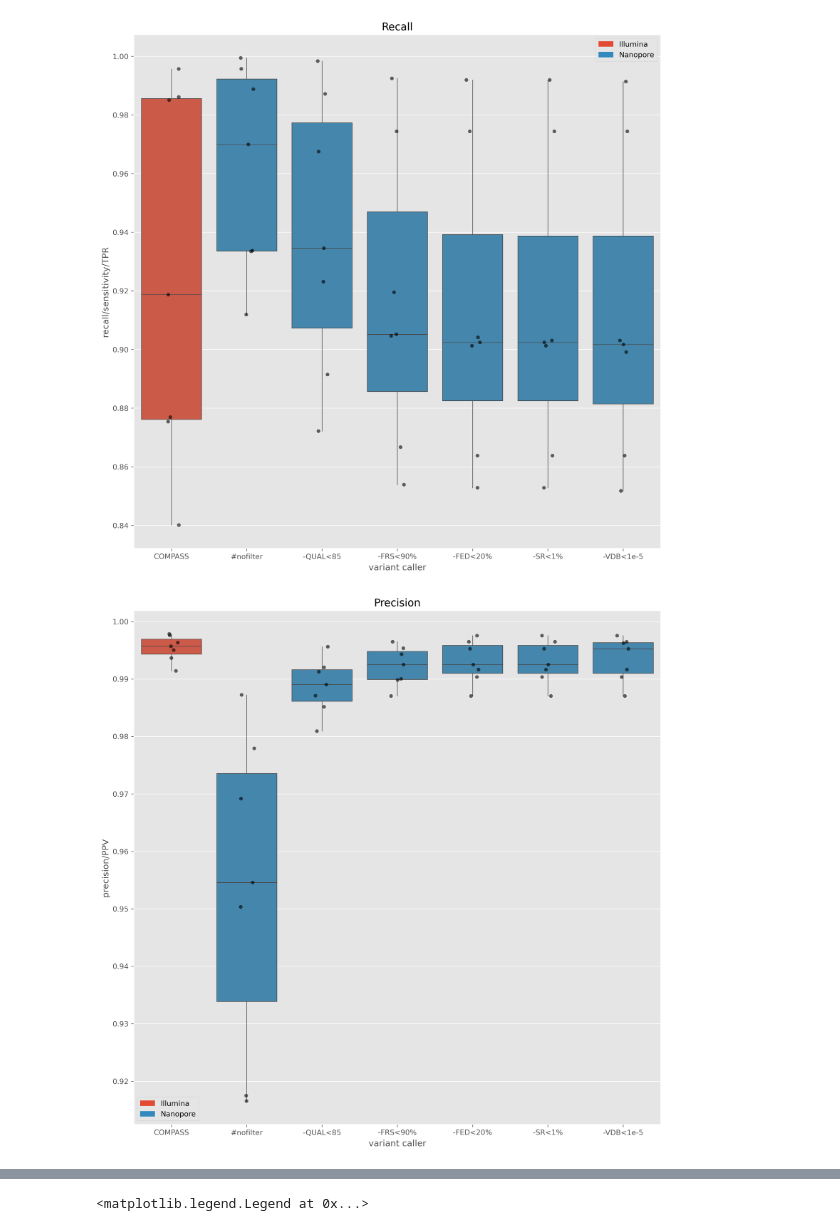
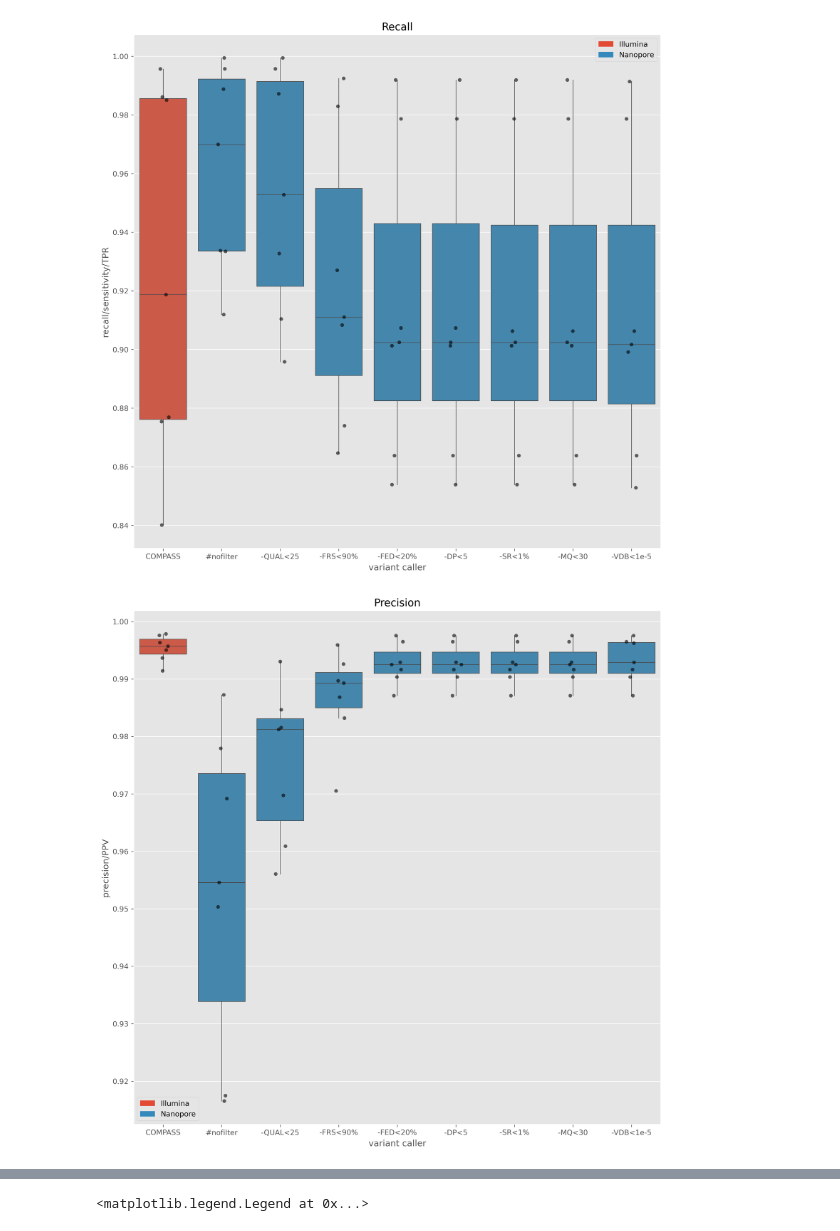
Before and after one commit to mbhall88/head_to_head_pipeline, a Jupyter notebook: analysis/baseline_variants/truth_eval/bcftools_filters.ipynb, the cells around one changed output, grey strips where cells are left out. Saved outputs shown, nothing was run; the diff lists cells and outputs as text; code cells hidden in the pictures.

Commit message:
add figure 2 rules

```diff
--- a/analysis/baseline_variants/truth_eval/bcftools_filters.ipynb
+++ b/analysis/baseline_variants/truth_eval/bcftools_filters.ipynb
@@ -85,36 +85,46 @@ dfs.append(extract_results("compass", include_varifier=include_varifier))
 dfs.extend([extract_results(d, include_varifier=include_varifier) for d in Path().glob("bcftools*")])
 df = pd.concat(dfs)
 # %%
+FILTERS = [
+    ("unfiltered", "#nofilter"),
+    ("q25", "-QUAL<25"),
+    ("q25K0.9", "-FRS<90%"),
+    ("q25K0.9x0.2", "-FED<20%"),
+    ("q25K0.9x0.2d5", "-DP<5"),
+    ("q25K0.9x0.2d5s1", "-SR<1%"),
+    ("q25K0.9x0.2d5s1M30", "-MQ<30"),
+    ("q25K0.9x0.2d5s1M30V0.00001", "-VDB<1e-5"),
+]
 colours = [RED]
-colours.extend([BLUE] * 6)
+colours.extend([BLUE] * len(FILTERS))
 boxprops = dict(linewidth=0.75, fliersize=0, showcaps=False, palette=colours)
 stripprops = dict(dodge=True, color="black", alpha=0.6)
-xlabels = ["COMPASS", "#nofilter", "-QUAL<85", "-FRS<90%", "-FED<20%", "-SR<1%", "-VDB<1e-5"]
+xlabels = ["COMPASS", *[t[1] for t in FILTERS]]
 
 x = "tool"
 y = "recall"
 hue = "technology"
 fixed_labels = ["compass", "unfiltered"]
 order = [*fixed_labels, *[label for label in sorted(df[x].unique()) if label not in fixed_labels]]
 fig, ax = plt.subplots(figsize=FIGSIZE, dpi=DPI)
 sns.boxplot(x=x, y=y, data=df, ax=ax, order=order, **boxprops)
 sns.stripplot(x=x, y=y, data=df, ax=ax, order=order, **stripprops)
 ax.set(title=y.capitalize(), xlabel="variant caller")
 ax.set_ylabel("recall/sensitivity/TPR")
 _ = ax.set_xticklabels(xlabels)
 # ax.set_xticklabels(["COMPASS", "bcftools-ONT", "pandora-ONT"])
 # ax.set(ylim=(0.70, 0.95))
 # _ = plt.xticks(rotation=90)
 # plt.legend(loc='lower left')
 # leghandles, leglabels = ax.get_legend_handles_labels()
 # ax.legend(leghandles[:2], leglabels[:2], loc="best", prop={"size": 11}, title="Caller")
 # ax.get_legend().remove()
 # fig.savefig(snakemake.output.recall_plot)
 red_patch = mpatches.Patch(color=RED, label="Illumina")
 blue_patch = mpatches.Patch(color=BLUE, label="Nanopore")
 _ = ax.legend(handles=[red_patch, blue_patch], loc="best")
 # %% [output]
-[figure, old version]
+[figure, new version]
 # %%
 y = "precision"
 fig, ax = plt.subplots(figsize=FIGSIZE, dpi=DPI)
@@ -134,7 +144,7 @@ red_patch = mpatches.Patch(color=RED, label="Illumina")
 blue_patch = mpatches.Patch(color=BLUE, label="Nanopore")
 _ = ax.legend(handles=[red_patch, blue_patch], loc="best")
 # %% [output]
-[figure, old version]
+[figure, new version]
 # %%
 fig, axes = plt.subplots(ncols=2, figsize=FIGSIZE, dpi=DPI, sharey=True, sharex=True)
 for ax, y in zip(axes.flatten(), ["recall", "precision"]):
```
Also changed, not shown: parts of 1 cell of this notebook, 3 other files.
